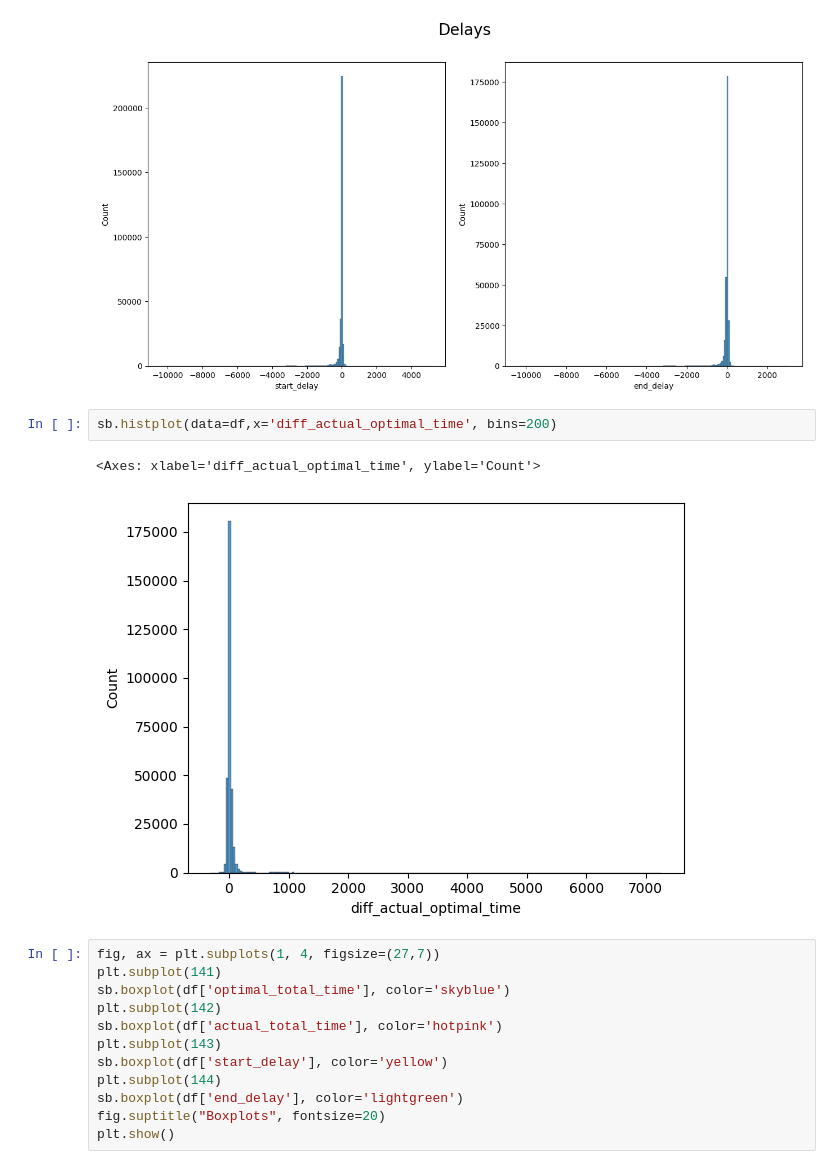
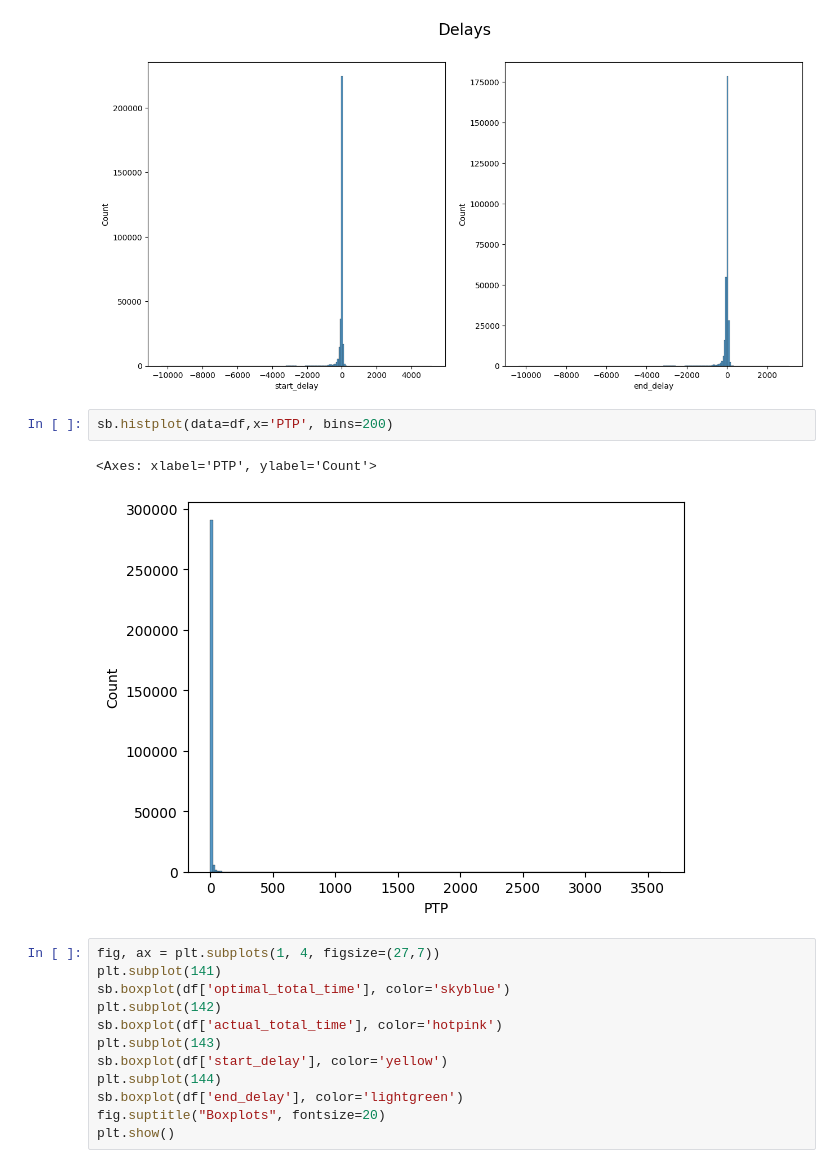
Before and after one commit to anfeher/Instamarket, a Jupyter notebook: research/EDA.ipynb, the cells around one changed output. Drawn from its saved outputs; the diff is of its cells as text.

```diff
--- a/research/EDA.ipynb
+++ b/research/EDA.ipynb
@@ -329,10 +345,10 @@ plt.show()
 # %% [output]
 [figure]
 # %%
-sb.histplot(data=df,x='diff_actual_optimal_time', bins=200)
+sb.histplot(data=df,x='PTP', bins=200)
 # %% [output]
-<Axes: xlabel='diff_actual_optimal_time', ylabel='Count'>
+<Axes: xlabel='PTP', ylabel='Count'>
-[figure, old version]
+[figure, new version]
 # %%
 fig, ax = plt.subplots(1, 4, figsize=(27,7))
 plt.subplot(141)
```
Also changed, not shown: parts of 20 cells of this notebook.
